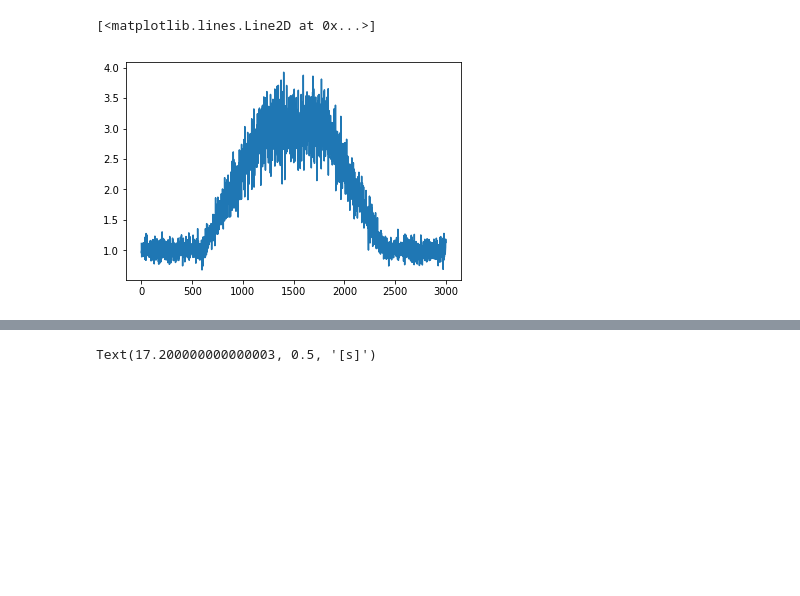
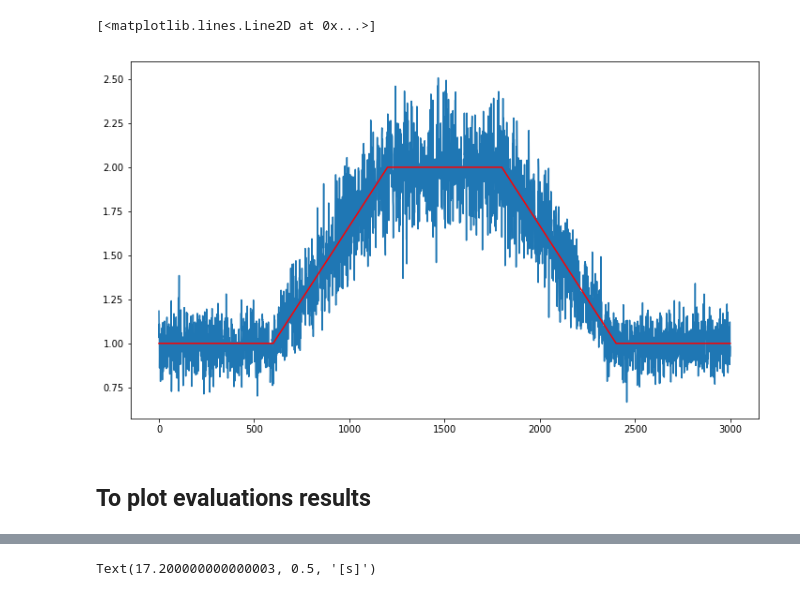
Before and after one commit to jrdmose/MS_Transports_RL, a Jupyter notebook: Scripts/Simple_Cross/cross_RL/Plotting.ipynb, the cells around one changed output, grey strips where cells are left out. Cells and saved outputs as stored; diff of their text form; code cells hidden in the pictures; blank space fills up the shorter version.

```diff
--- a/Scripts/Simple_Cross/cross_RL/Plotting.ipynb
+++ b/Scripts/Simple_Cross/cross_RL/Plotting.ipynb
@@ -5,35 +5,63 @@ import os
 import pandas as pd
 import seaborn as sns
 import matplotlib.pyplot as plt
+import itertools as it
+
+plt.rcParams['figure.figsize'] = (12,7)
 # %%
 ## Tuning demand
-
 def get_veh_sec(x, demand,high, nominal,total_time):
 
     factor = 10
 
     if demand == "rush":
         part = total_time/5
         if x < part:
             return np.random.normal(nominal, nominal/factor)
         if x < 2*part:
             aux = (nominal-high)/(-part)*x + nominal + (nominal-high)
             return np.random.normal(aux, aux/factor)
         if x < 3*part:
             return np.random.normal(high, high/factor)
         if x < 4*part:
             aux = -(high-nominal)/(part)*x + high+(high-nominal)*3
             return np.random.normal(aux, aux/factor)
         else:
             return np.random.normal(nominal, nominal/factor)
     else:
         return 1
+
+def get_veh_sec_wo_rand(x, demand,high, nominal,total_time):
+
+    factor = 10
+
+    if demand == "rush":
+        part = total_time/5
+        if x < part:
+            return nominal
+        if x < 2*part:
+            aux = (nominal-high)/(-part)*x + nominal + (nominal-high)
+            return aux
+        if x < 3*part:
+            return high
+        if x < 4*part:
+            aux = -(high-nominal)/(part)*x + high+(high-nominal)*3
+            return aux
+        else:
+            return nominal
+    else:
+        return 1
 x = []
+y = []
 for i in range(3000):
-    x.append(get_veh_sec(i, "rush", 3, 1, 3000))
+    x.append(get_veh_sec(i, "rush", 2, 1, 3000))
+    y.append(get_veh_sec_wo_rand(i, "rush", 2, 1, 3000))
 
 plt.plot(x)
+plt.plot(y, color = 'r')
 # %% [output]
 [<matplotlib.lines.Line2D at 0x...>]
-[figure, old version]
+[figure, new version]
+# %% [markdown]
+## To plot evaluations results
 # %%
```
Also changed, not shown: parts of 10 cells of this notebook, 3 other files.
